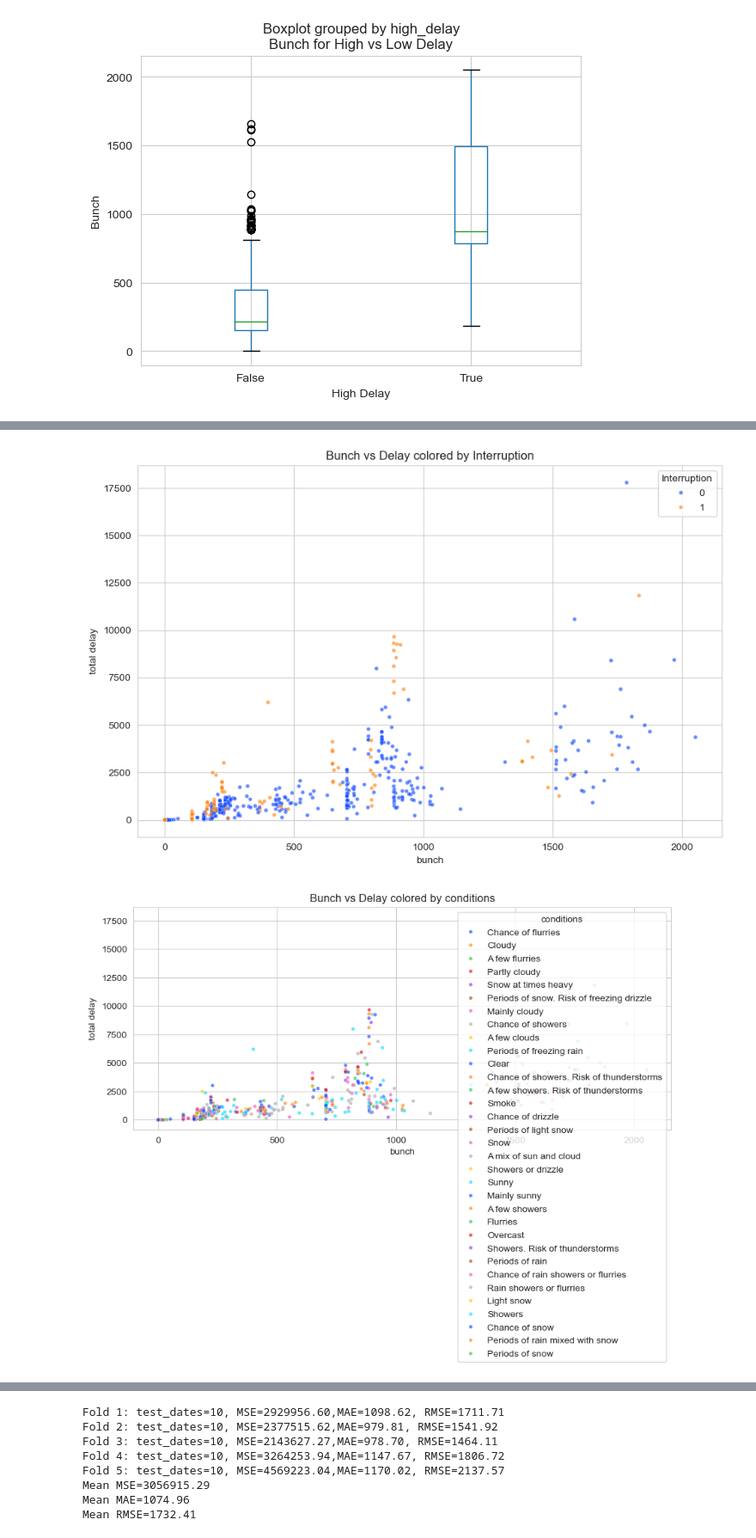
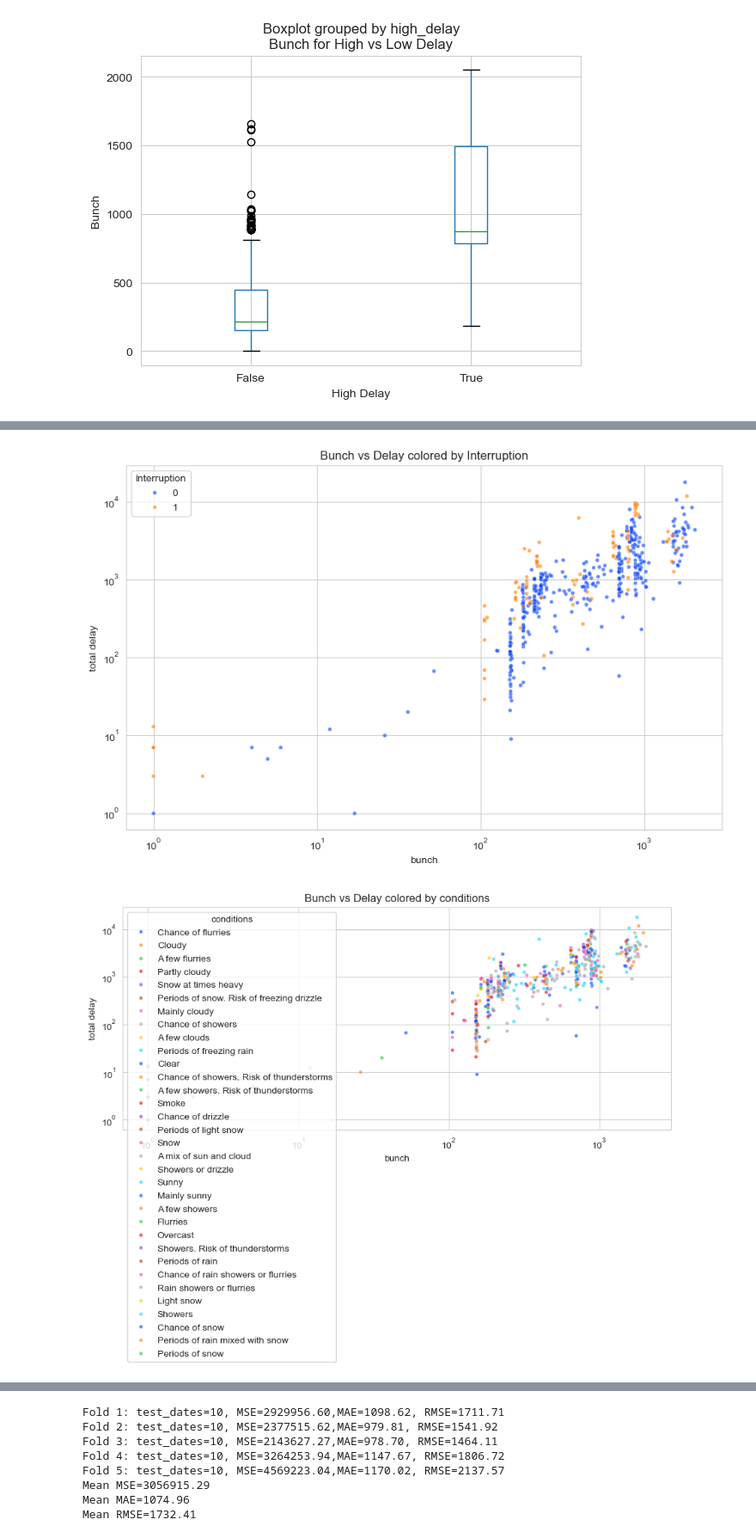
Before and after one commit to Erdos-Projects/spring-2026-predicting-streetcar-delays, a Jupyter notebook: sunday-notebooks/sunday_baseline.ipynb, the cells around one changed output, grey strips where cells are left out. Shown at 86% size. Saved outputs shown, nothing was run; the diff lists cells and outputs as text; code cells hidden in the pictures.

```diff
--- a/sunday-notebooks/sunday_baseline.ipynb
+++ b/sunday-notebooks/sunday_baseline.ipynb
@@ -263,8 +263,8 @@ for hue_col in cat_features:
         s=15
     )
 
-    #plt.yscale("log")
-    #plt.xscale("log")
+    plt.yscale("log")
+    plt.xscale("log")
     plt.title(f"Bunch vs Delay colored by {hue_col}")
     plt.xlabel("bunch")
     plt.ylabel("total delay")
@@ -279,5 +279,5 @@ for hue_col in cat_features:
-[figure, old version]
+[figure, new version]
-[figure, old version]
+[figure, new version]
 # %%
 sns.scatterplot(
     data=sun_df,
```
Also changed, not shown: parts of 1 cell of this notebook, 1 other file.
